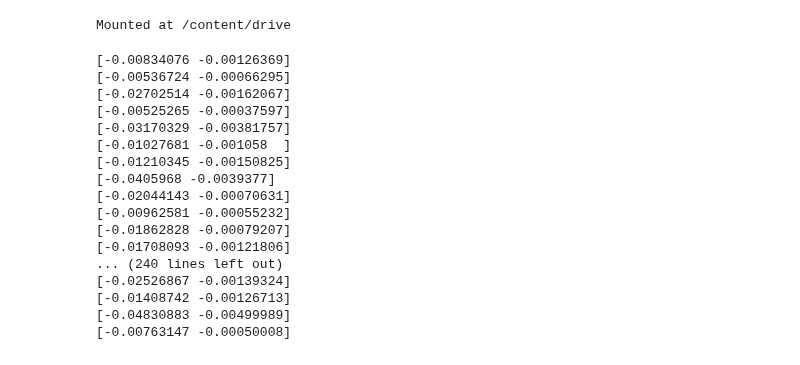
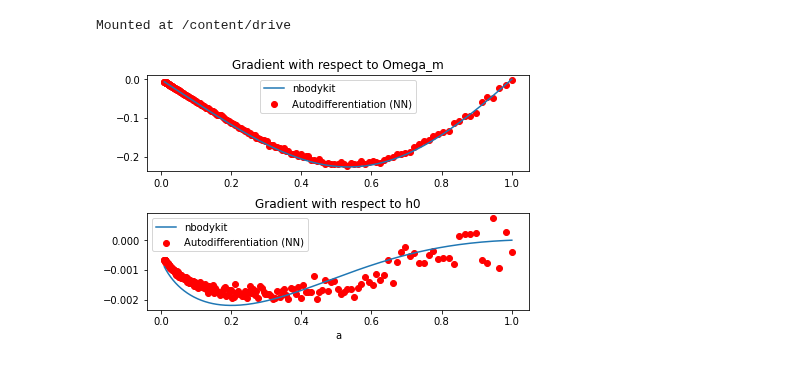
Before and after one commit to epodkwan/growthfunction, a Jupyter notebook: gradient.ipynb, the cells around one changed output. Saved outputs shown, nothing was run; the diff lists cells and outputs as text; code cells hidden in the pictures.

```diff
--- a/gradient.ipynb
+++ b/gradient.ipynb
@@ -61,7 +65,7 @@ drive.mount('/content/drive')
 # %% [output]
 Mounted at /content/drive
 # %%
-restored_state=checkpoints.restore_checkpoint(ckpt_dir="/content/drive/My Drive/Colab Notebooks/checkpoint_0",target=state)
+restored_state=checkpoints.restore_checkpoint(ckpt_dir="/content/drive/My Drive/Colab Notebooks/bestlogcheckpoint_0",target=state)
 cosmo=npy_loader("/content/drive/My Drive/Colab Notebooks/cosmo.npy")
 z=npy_loader("/content/drive/My Drive/Colab Notebooks/999.npy")[0,:]
 a=1/(z+1)
@@ -73,31 +77,34 @@ def predict(params,x,j):
 # %%
 @jit
 def gradient_at(i,j):
-    value,gradient=jax.value_and_grad(predict,1)(restored_state.params,jnp.array([cosmo[i,0],cosmo[i,2]]),j)
-    test1=background.MatterDominated(cosmo[i,0],1-cosmo[i,0],0,a=None,a_normalize=1.0)
-    test2=background.MatterDominated(cosmo[i,0]+0.001,1-cosmo[i,0]-0.001,0,a=None,a_normalize=1.0)
-    arr=[(test2.D1(a[j])-test1.D1(a[j]))/0.001]
-    return gradient
+    value1,gradient=jax.value_and_grad(predict,1)(restored_state.params,jnp.array([cosmo[i,0],cosmo[i,2]]),j)
+    value2=predict(restored_state.params,jnp.array([cosmo[i,0]+0.00001,cosmo[i,2]]),j)
+    value3=predict(restored_state.params,jnp.array([cosmo[i,0],cosmo[i,2]+0.00001]),j)
+    return value1,value2,value3,gradient
-# %%
-for j in range(256):
-    gradient=gradient_at(0,j)
-    print(gradient)
-drive.flush_and_unmount()
-# %% [output]
-[-0.00834076 -0.00126369]
-[-0.00536724 -0.00066295]
-[-0.02702514 -0.00162067]
-[-0.00525265 -0.00037597]
-[-0.03170329 -0.00381757]
-[-0.01027681 -0.001058  ]
-[-0.01210345 -0.00150825]
-[-0.0405968 -0.0039377]
-[-0.02044143 -0.00070631]
-[-0.00962581 -0.00055232]
-[-0.01862828 -0.00079207]
-[-0.01708093 -0.00121806]
-... (240 lines left out)
-[-0.02526867 -0.00139324]
-[-0.01408742 -0.00126713]
-[-0.04830883 -0.00499989]
-[-0.00763147 -0.00050008]
+# %%
+cc=cosmology.Cosmology()
+cc.scale_independent_growth_factor(z)
+fig,(ax1,ax2)=plt.subplots(2,1,constrained_layout=True)
+cosmolh=cc.clone(Omega0_cdm=cosmo[999,0]-cosmo[999,1],Omega_b=cosmo[999,1],h=cosmo[999,2])
+cosmolh2=cc.clone(Omega0_cdm=cosmo[999,0]-cosmo[999,1],Omega_b=cosmo[999,1],h=cosmo[999,2]+0.00001)
+cosmolh3=cc.clone(Omega0_cdm=cosmo[999,0]+0.00001-cosmo[999,1],Omega_b=cosmo[999,1],h=cosmo[999,2])
+g=cosmolh.scale_independent_growth_factor(z)
+g2=cosmolh2.scale_independent_growth_factor(z)
+g3=cosmolh3.scale_independent_growth_factor(z)
+ax1.plot(a,(g3-g)/0.00001)
+ax2.plot(a,(g2-g)/0.00001)
+for j in range(256):
+    value1,value2,value3,gradient=gradient_at(999,j)
+    ax1.scatter(a[j],gradient[0],c='r')
+    # ax1.scatter(a[j],(value2-value1)/0.00001,c='g')
+    ax2.scatter(a[j],gradient[1],c='r')
+    # ax2.scatter(a[j],(value3-value1)/0.00001,c='g')
+ax1.set_title("Gradient with respect to Omega_m")
+ax1.legend(["nbodykit","Autodifferentiation (NN)"])
+ax2.set_title("Gradient with respect to h0")
+ax2.set_xlabel("a")
+ax2.legend(["nbodykit","Autodifferentiation (NN)"])
+plt.savefig("/content/drive/My Drive/Colab Notebooks/gradient.png")
+drive.flush_and_unmount()
+# %% [output]
+[figure, added]
```
Also changed, not shown: parts of 4 cells of this notebook.
